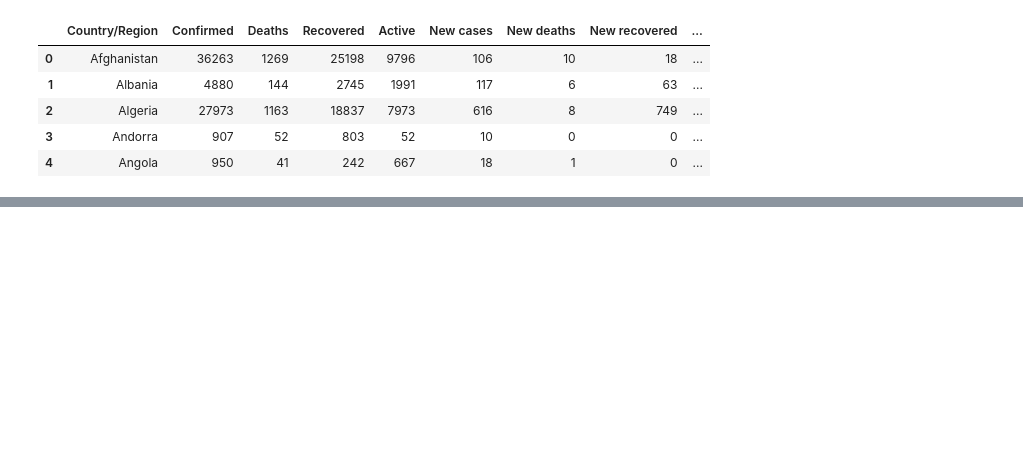
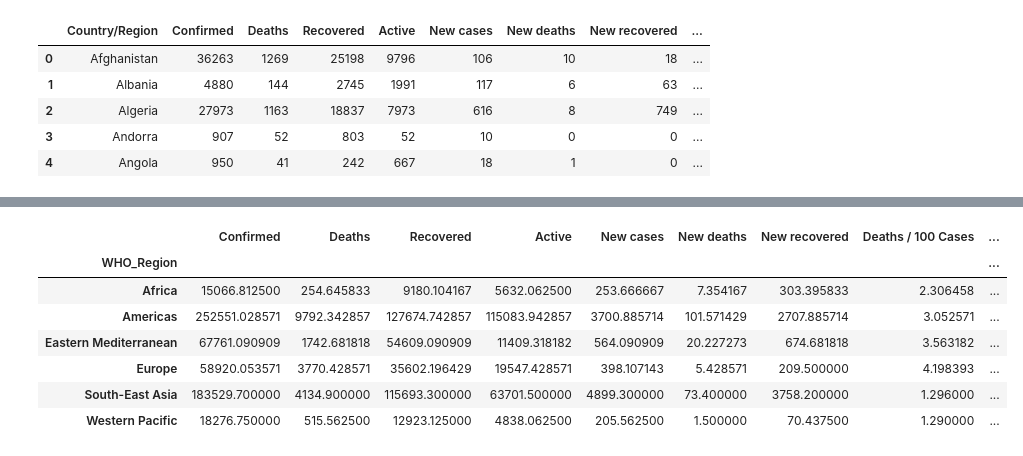
Before and after one commit to kaushik03/Data-Analysis-Projects, a Jupyter notebook: Covid-19/Country_Based_Analysis.ipynb, the cells around one changed output, grey strips where cells are left out. Saved outputs shown, nothing was run; the diff lists cells and outputs as text; code cells hidden in the pictures; blank space fills up the shorter version.

```diff
--- a/Covid-19/Country_Based_Analysis.ipynb
+++ b/Covid-19/Country_Based_Analysis.ipynb
@@ -73,0 +87,12 @@ KeyError: 'data_new'
+# %%
+WHO = df.groupby(['WHO_Region'])
+WHO.mean()
+# %% [output]
+|  | Confirmed | Deaths | Recovered | Active | New cases | New deaths | New recovered | Deaths / 100 Cases | ... |
+| WHO_Region |  |  |  |  |  |  |  |  | ... |
+| Africa | 15066.812500 | 254.645833 | 9180.104167 | 5632.062500 | 253.666667 | 7.354167 | 303.395833 | 2.306458 | ... |
+| Americas | 252551.028571 | 9792.342857 | 127674.742857 | 115083.942857 | 3700.885714 | 101.571429 | 2707.885714 | 3.052571 | ... |
+| Eastern Mediterranean | 67761.090909 | 1742.681818 | 54609.090909 | 11409.318182 | 564.090909 | 20.227273 | 674.681818 | 3.563182 | ... |
+| Europe | 58920.053571 | 3770.428571 | 35602.196429 | 19547.428571 | 398.107143 | 5.428571 | 209.500000 | 4.198393 | ... |
+| South-East Asia | 183529.700000 | 4134.900000 | 115693.300000 | 63701.500000 | 4899.300000 | 73.400000 | 3758.200000 | 1.296000 | ... |
+| Western Pacific | 18276.750000 | 515.562500 | 12923.125000 | 4838.062500 | 205.562500 | 1.500000 | 70.437500 | 1.290000 | ... |
```
Also changed, not shown: parts of 18 cells of this notebook.
